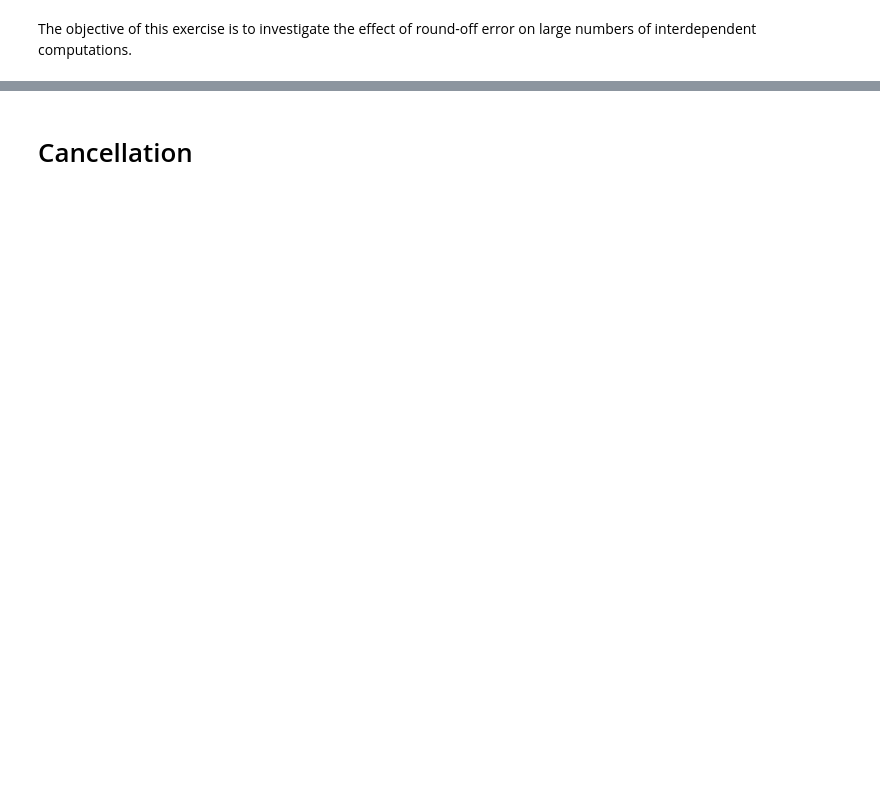
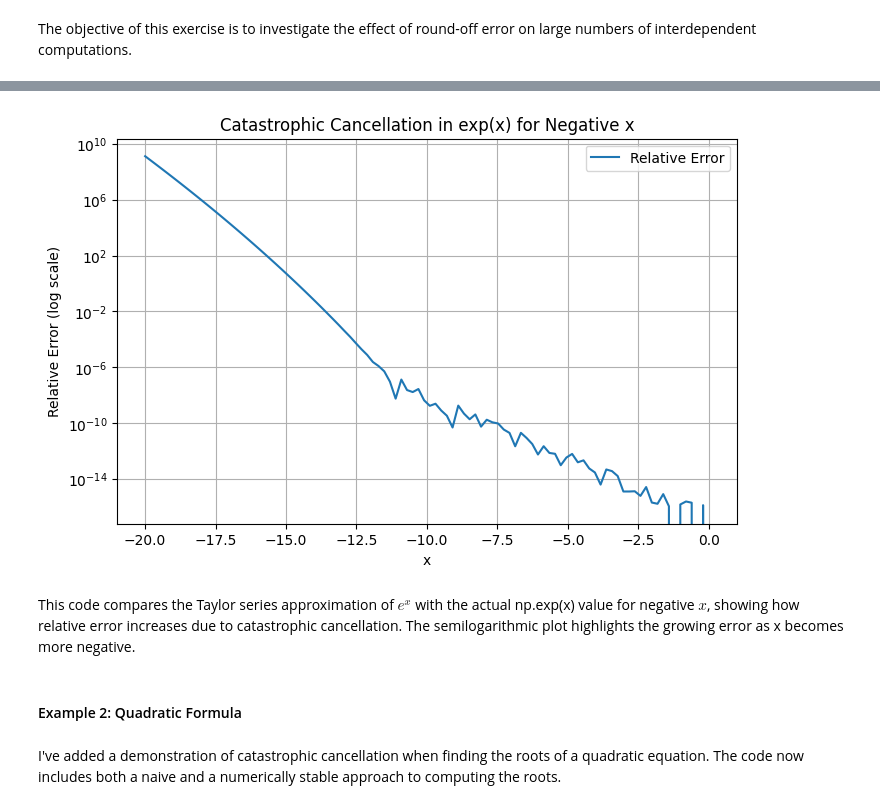
Before and after one commit to jshiriyev/study-modeling, a Jupyter notebook: notebooks/01_numerical_analysis_basics.ipynb, the cells around one changed output, grey strips where cells are left out. Saved outputs shown, nothing was run; the diff lists cells and outputs as text; code cells hidden in the pictures; blank space fills up the shorter version.

```diff
--- a/notebooks/01_numerical_analysis_basics.ipynb
+++ b/notebooks/01_numerical_analysis_basics.ipynb
@@ -58,2 +173,35 @@ print(sum3,abs(sum3-1)*100)
+# %%
+def exponential(x,n_terms=50):
+    """Compute exp(x) using the Taylor series expansion."""
+    sum_exp = 0.0
+
+    for n in range(n_terms):
+        sum_exp += (x**n)/factorial(n)
+
+    return sum_exp
+# %%
+x_values = np.linspace(-20,0,100)
+# %%
+exact_values = np.exp(x_values)
+apprx_values = exponential(x_values)
+# %%
+errors = relative_error(apprx_values,exact_values)
+#np.array([relative_error(approx, exact) for approx, exact in zip(approx_values, exact_values)])
+# %%
+plt.figure(figsize=(8, 5))
+plt.semilogy(x_values, errors, label="Relative Error")
+plt.xlabel("x")
+plt.ylabel("Relative Error (log scale)")
+plt.title("Catastrophic Cancellation in exp(x) for Negative x")
+plt.legend()
+plt.grid()
+plt.show()
+# %% [output]
+[figure, added]
+# %% [markdown]
+This code compares the Taylor series approximation of $e^x$ with the actual np.exp(x) value for negative $x$,
+showing how relative error increases due to catastrophic cancellation. The semilogarithmic plot highlights the growing error as x becomes more negative.
 # %% [markdown]
-# Cancellation
+#### Example 2: Quadratic Formula
+# %% [markdown]
+I've added a demonstration of catastrophic cancellation when finding the roots of a quadratic equation. The code now includes both a naive and a numerically stable approach to computing the roots.
```
Also changed, not shown: parts of 37 cells of this notebook.
